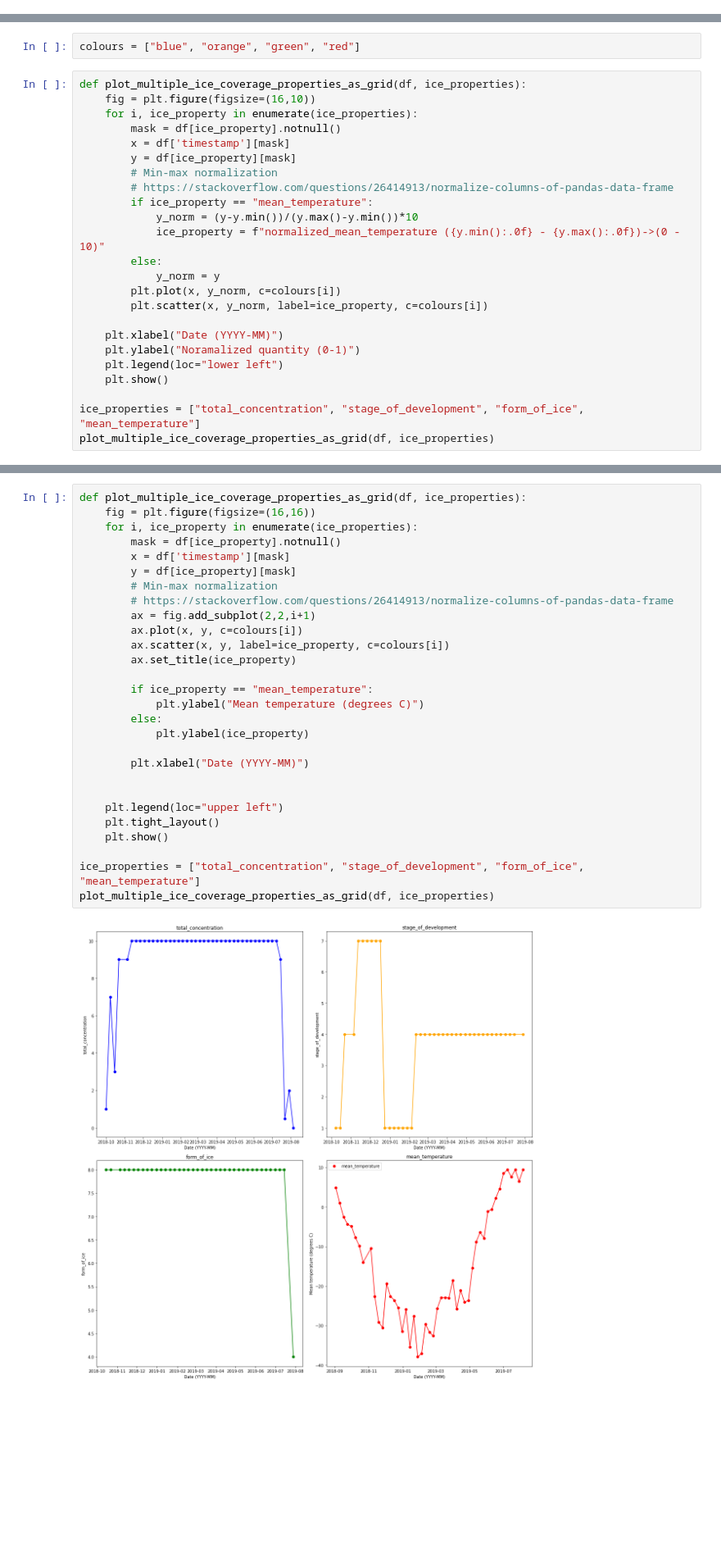
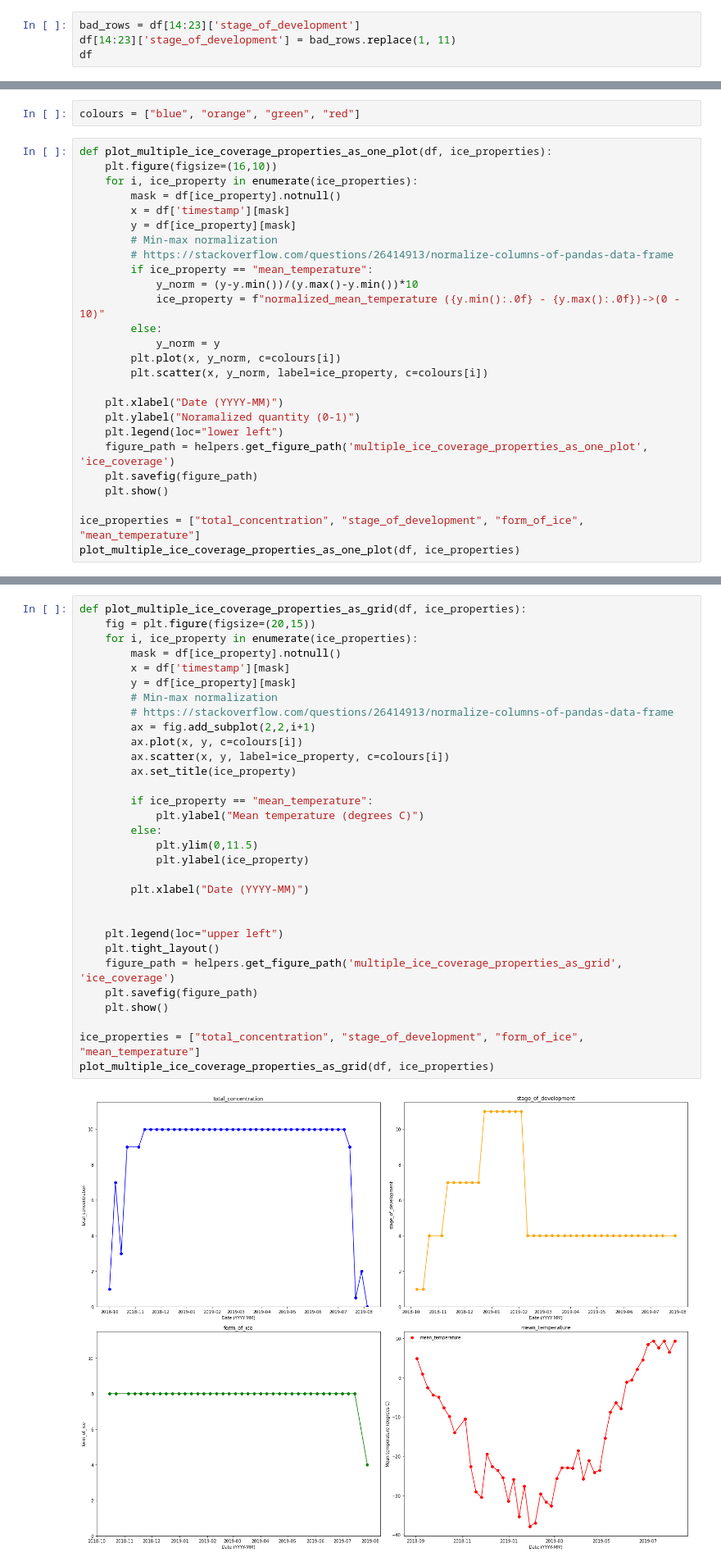
Before and after one commit to georgeamccarthy/acoustic-data-science-cambay, a Jupyter notebook: notebooks/13-GM-ice_plots.ipynb, the cells around one changed output, grey strips where cells are left out. Shown at 82% size. Drawn from its saved outputs; the diff is of its cells as text; blank space fills up the shorter version.

```diff
--- a/notebooks/13-GM-ice_plots.ipynb
+++ b/notebooks/13-GM-ice_plots.ipynb
@@ -40,3 +40,7 @@ df
 | 45 | 22/07/2019 | 0.5 | NaN | NaN | 9.4 | 2019-07-22 |
 | 46 | 29/07/2019 | 2.0 | 4.0 | 4.0 | 6.5 | 2019-07-29 |
 | 47 | 05/08/2019 | 0.0 | NaN | NaN | 9.4 | 2019-08-05 |
+# %%
+bad_rows = df[14:23]['stage_of_development']
+df[14:23]['stage_of_development'] = bad_rows.replace(1, 11)
+df
@@ -64,8 +91,8 @@ plot_ice_coverage_property(df, "mean_temperature")
 # %%
 colours = ["blue", "orange", "green", "red"]
 # %%
-def plot_multiple_ice_coverage_properties_as_grid(df, ice_properties):
-    fig = plt.figure(figsize=(16,10))
+def plot_multiple_ice_coverage_properties_as_one_plot(df, ice_properties):
+    plt.figure(figsize=(16,10))
     for i, ice_property in enumerate(ice_properties):
         mask = df[ice_property].notnull()
         x = df['timestamp'][mask]
@@ -83,8 +110,10 @@ def plot_multiple_ice_coverage_properties_as_grid(df, ice_properties):
     plt.xlabel("Date (YYYY-MM)")
     plt.ylabel("Noramalized quantity (0-1)")
     plt.legend(loc="lower left")
+    figure_path = helpers.get_figure_path('multiple_ice_coverage_properties_as_one_plot', 'ice_coverage')
+    plt.savefig(figure_path)
     plt.show()
 
 ice_properties = ["total_concentration", "stage_of_development", "form_of_ice", "mean_temperature"]
-plot_multiple_ice_coverage_properties_as_grid(df, ice_properties)
+plot_multiple_ice_coverage_properties_as_one_plot(df, ice_properties)
 # %% [output]
@@ -92,30 +121,33 @@ plot_multiple_ice_coverage_properties_as_grid(df, ice_properties)
 # %%
 def plot_multiple_ice_coverage_properties_as_grid(df, ice_properties):
-    fig = plt.figure(figsize=(16,16))
+    fig = plt.figure(figsize=(20,15))
     for i, ice_property in enumerate(ice_properties):
         mask = df[ice_property].notnull()
         x = df['timestamp'][mask]
         y = df[ice_property][mask]
         # Min-max normalization
         # https://stackoverflow.com/questions/26414913/normalize-columns-of-pandas-data-frame
         ax = fig.add_subplot(2,2,i+1)
         ax.plot(x, y, c=colours[i])
         ax.scatter(x, y, label=ice_property, c=colours[i])
         ax.set_title(ice_property)
 
         if ice_property == "mean_temperature":
             plt.ylabel("Mean temperature (degrees C)")
         else:
+            plt.ylim(0,11.5)
             plt.ylabel(ice_property)
 
         plt.xlabel("Date (YYYY-MM)")
 
 
     plt.legend(loc="upper left")
     plt.tight_layout()
+    figure_path = helpers.get_figure_path('multiple_ice_coverage_properties_as_grid', 'ice_coverage')
+    plt.savefig(figure_path)
     plt.show()
 
 ice_properties = ["total_concentration", "stage_of_development", "form_of_ice", "mean_temperature"]
 plot_multiple_ice_coverage_properties_as_grid(df, ice_properties)
 # %% [output]
-[figure, old version]
+[figure, new version]
```
Also changed, not shown: parts of 3 cells of this notebook, 24 other files.
